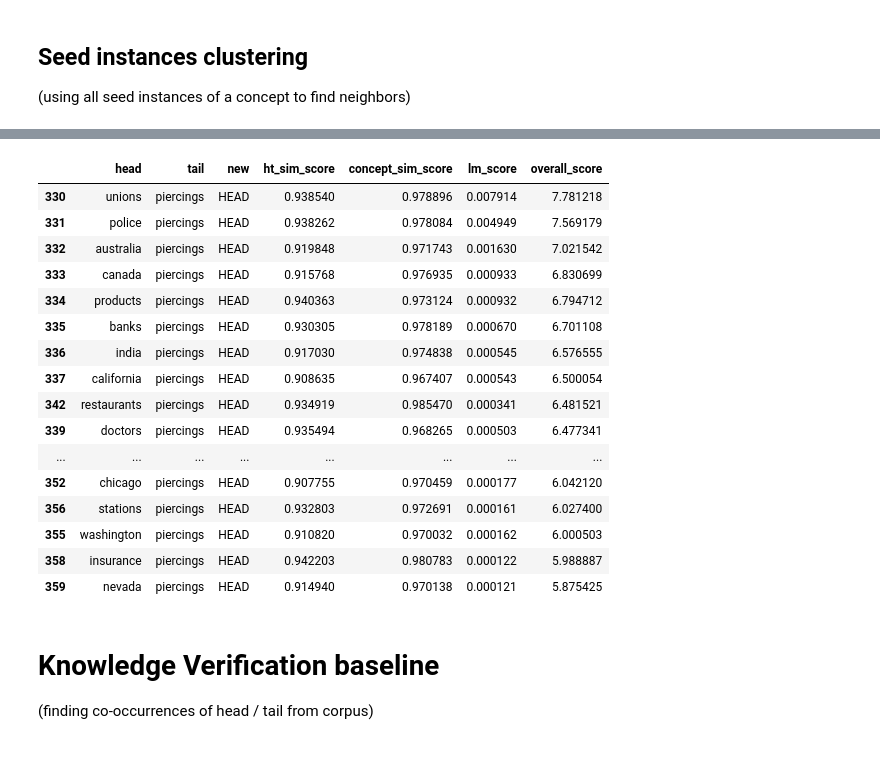
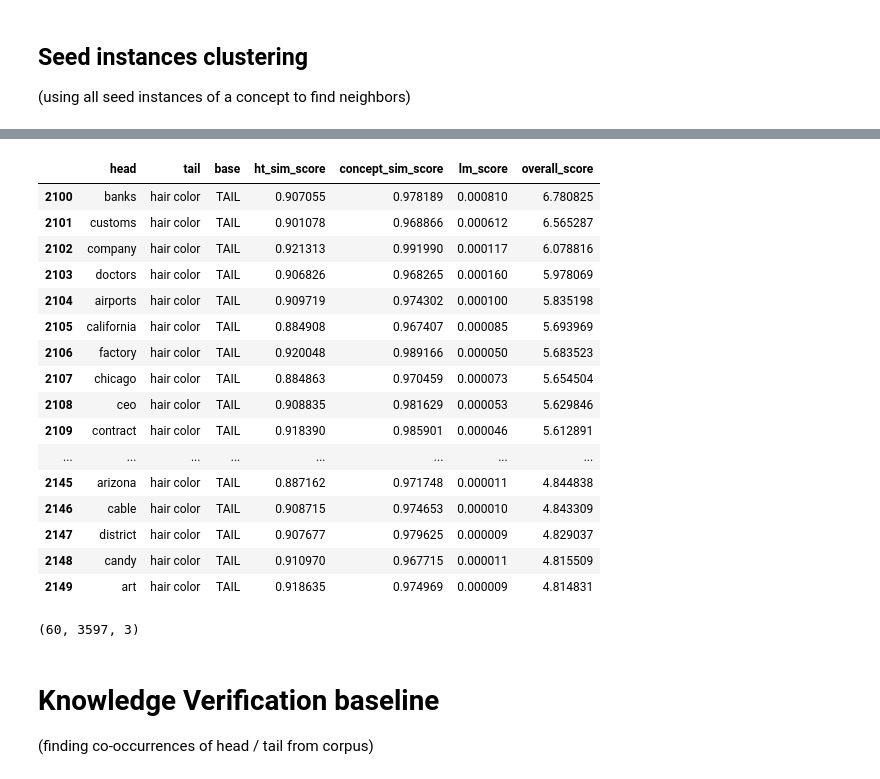
Before and after one commit to megagonlabs/eseBench, a Jupyter notebook: src/kb_toolkit/KBExtract.ipynb, the cells around one changed output, grey strips where cells are left out. Cells and saved outputs as stored; diff of their text form; code cells hidden in the pictures.

```diff
--- a/src/kb_toolkit/KBExtract.ipynb
+++ b/src/kb_toolkit/KBExtract.ipynb
@@ -289,7 +293,7 @@ Saving embedding
 ## Check embeddings
 # %%
 data_sub_dir = data_ac
-bert_emb_path = os.path.join(base_dir, f'data/{data_sub_dir}/intermediate/BERTembed.txt')
+bert_emb_path = os.path.join(base_dir, f'data/{data_sub_dir}/intermediate/BERTembed+seeds.txt')
 
 embeddings = load_embeddings(bert_emb_path, 768)
 len(embeddings)
@@ -569,7 +585,7 @@ for i, d in seed_aligned_concepts.iterrows():
     u_concept = d["unalignedCategoryName"]
     seed_instances = d["seedInstances"]
 
-    concept_knn_instances = concept_knn[concept_knn["concept"] == u_concept]["neighbor"].to_list()
+    concept_knn_instances = concept_knn[concept_knn["concept"] == a_concept]["neighbor"].to_list()
 
     _b_head_instances = benchmark[benchmark["n_head_category"] == a_concept]["n_head"].to_list()
     _b_tail_instances = benchmark[benchmark["n_tail_category"] == a_concept]["n_tail"].to_list()
@@ -583,7 +599,7 @@ for i, d in seed_aligned_concepts.iterrows():
     recip_ranks = []
     for _inst in benchmark_instances:
         if _inst in seed_instances:
-            b_inst_ranks[_inst] = 0
+            b_inst_ranks[_inst] = -1
         elif _inst in concept_knn_instances:
             _rank = concept_knn_instances.index(_inst) + 1
             b_inst_ranks[_inst] = _rank
@@ -1148,15 +1178,17 @@ def direct_probing_RE_v3(seed_concepts_path,
 # %%
 seed_concepts_path = os.path.join(base_dir, f'data/indeed-benchmark/seed_concepts.csv')
 seed_relations_path = os.path.join(base_dir, f'data/indeed-benchmark/seed_relations.csv')
+seed_aligned_concepts_path = os.path.join(base_dir, f'data/indeed-benchmark/seed_aligned_concepts.csv')
+seed_aligned_relations_path = os.path.join(base_dir, f'data/indeed-benchmark/seed_aligned_relations.csv')
 # knn_path = os.path.join(base_dir, f'data/{data_ac}/intermediate/knn_{cluster_size}.csv')
 concept_knn_path = os.path.join(base_dir, f'data/{data_ac}/intermediate/concept_knn_1000.csv')
-bert_emb_path = os.path.join(base_dir, f'data/{data_ac}/intermediate/BERTembed.txt')
+bert_emb_path = os.path.join(base_dir, f'data/{data_ac}/intermediate/BERTembed+seeds.txt')
 
 extraction_save_path = os.path.join(base_dir, f'data/{data_ac}/intermediate/rel_extraction.csv')
 # extraction_save_path = None
 
-extraction_results = direct_probing_RE_v3(seed_concepts_path=seed_concepts_path,
-                                          seed_relations_path=seed_relations_path,
+extraction_results = direct_probing_RE_v3(seed_aligned_concepts_path=seed_aligned_concepts_path,
+                                          seed_aligned_relations_path=seed_aligned_relations_path,
                                           emb_path=bert_emb_path,
                                           concept_knn_path=concept_knn_path,
                                           templates=has_dress_code_templates,
@@ -1197,23 +1252,23 @@ seed_tail: piercings
 # %%
 df = extraction_results.copy()
-df = df[df['tail'] == 'piercings']
-df['overall_score'] = df['ht_sim_score'] * 0.1 + df['concept_sim_score'] * 10 + np.log10(df['lm_score'])
-df.sort_values(by='overall_score', ascending=False).head(50)
+df[df['tail'] == 'hair color'].head(50)
+# df['overall_score'] = df['ht_sim_score'] * 0.1 + df['concept_sim_score'] * 10 + np.log10(df['lm_score'])
+# df.sort_values(by='overall_score', ascending=False).head(50)
 # %% [output]
-|  | head | tail | new | ht_sim_score | concept_sim_score | lm_score | overall_score |
-| 330 | unions | piercings | HEAD | 0.938540 | 0.978896 | 0.007914 | 7.781218 |
-| 331 | police | piercings | HEAD | 0.938262 | 0.978084 | 0.004949 | 7.569179 |
-| 332 | australia | piercings | HEAD | 0.919848 | 0.971743 | 0.001630 | 7.021542 |
-| 333 | canada | piercings | HEAD | 0.915768 | 0.976935 | 0.000933 | 6.830699 |
-| 334 | products | piercings | HEAD | 0.940363 | 0.973124 | 0.000932 | 6.794712 |
-| 335 | banks | piercings | HEAD | 0.930305 | 0.978189 | 0.000670 | 6.701108 |
-| 336 | india | piercings | HEAD | 0.917030 | 0.974838 | 0.000545 | 6.576555 |
-| 337 | california | piercings | HEAD | 0.908635 | 0.967407 | 0.000543 | 6.500054 |
-| 342 | restaurants | piercings | HEAD | 0.934919 | 0.985470 | 0.000341 | 6.481521 |
-| 339 | doctors | piercings | HEAD | 0.935494 | 0.968265 | 0.000503 | 6.477341 |
+|  | head | tail | base | ht_sim_score | concept_sim_score | lm_score | overall_score |
+| 2100 | banks | hair color | TAIL | 0.907055 | 0.978189 | 0.000810 | 6.780825 |
+| 2101 | customs | hair color | TAIL | 0.901078 | 0.968866 | 0.000612 | 6.565287 |
+| 2102 | company | hair color | TAIL | 0.921313 | 0.991990 | 0.000117 | 6.078816 |
+| 2103 | doctors | hair color | TAIL | 0.906826 | 0.968265 | 0.000160 | 5.978069 |
+| 2104 | airports | hair color | TAIL | 0.909719 | 0.974302 | 0.000100 | 5.835198 |
+| 2105 | california | hair color | TAIL | 0.884908 | 0.967407 | 0.000085 | 5.693969 |
+| 2106 | factory | hair color | TAIL | 0.920048 | 0.989166 | 0.000050 | 5.683523 |
+| 2107 | chicago | hair color | TAIL | 0.884863 | 0.970459 | 0.000073 | 5.654504 |
+| 2108 | ceo | hair color | TAIL | 0.908835 | 0.981629 | 0.000053 | 5.629846 |
+| 2109 | contract | hair color | TAIL | 0.918390 | 0.985901 | 0.000046 | 5.612891 |
 | ... | ... | ... | ... | ... | ... | ... | ... |
-| 352 | chicago | piercings | HEAD | 0.907755 | 0.970459 | 0.000177 | 6.042120 |
-| 356 | stations | piercings | HEAD | 0.932803 | 0.972691 | 0.000161 | 6.027400 |
-| 355 | washington | piercings | HEAD | 0.910820 | 0.970032 | 0.000162 | 6.000503 |
-| 358 | insurance | piercings | HEAD | 0.942203 | 0.980783 | 0.000122 | 5.988887 |
-| 359 | nevada | piercings | HEAD | 0.914940 | 0.970138 | 0.000121 | 5.875425 |
+| 2145 | arizona | hair color | TAIL | 0.887162 | 0.971748 | 0.000011 | 4.844838 |
+| 2146 | cable | hair color | TAIL | 0.908715 | 0.974653 | 0.000010 | 4.843309 |
+| 2147 | district | hair color | TAIL | 0.907677 | 0.979625 | 0.000009 | 4.829037 |
+| 2148 | candy | hair color | TAIL | 0.910970 | 0.967715 | 0.000011 | 4.815509 |
+| 2149 | art | hair color | TAIL | 0.918635 | 0.974969 | 0.000009 | 4.814831 |
@@ -1220,3 +1318,12 @@ df.sort_values(by='overall_score', ascending=False).head(50)
+# %%
+benchmark_relations_set = set([tuple(d.values()) for d in benchmark_relations_list])
+rel_extraction_set = set([tuple(d.values()) for d in rel_extraction_list])
+
+intersection = benchmark_relations_set & rel_extraction_set
+
+len(benchmark_relations_set), len(rel_extraction_set), len(intersection)
+# %% [output]
+(60, 3597, 3)
 # %% [markdown]
 # Knowledge Verification baseline
 (finding co-occurrences of head / tail from corpus)
```
Also changed, not shown: parts of 23 cells of this notebook.
